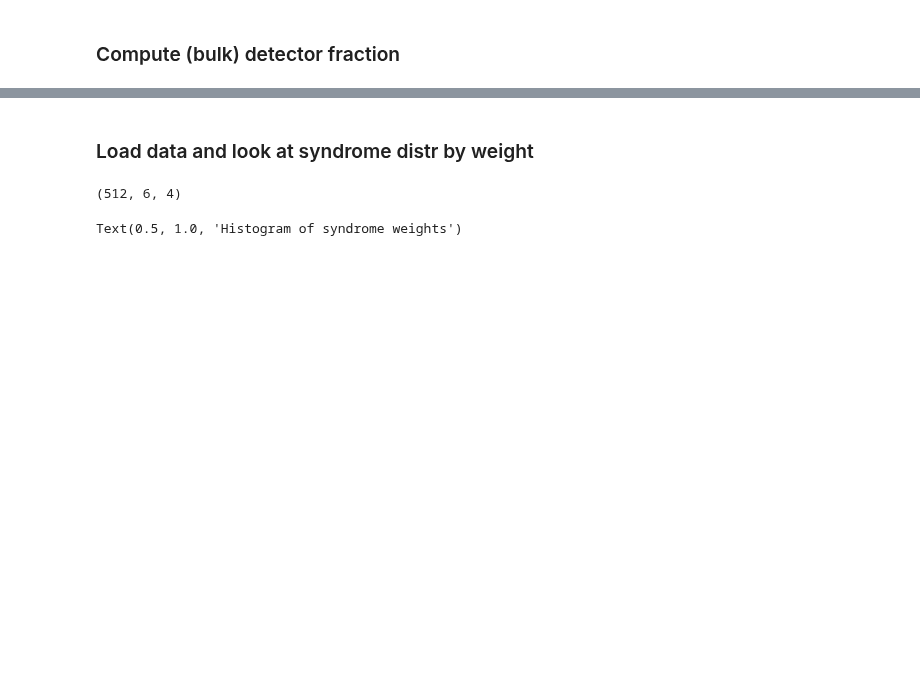
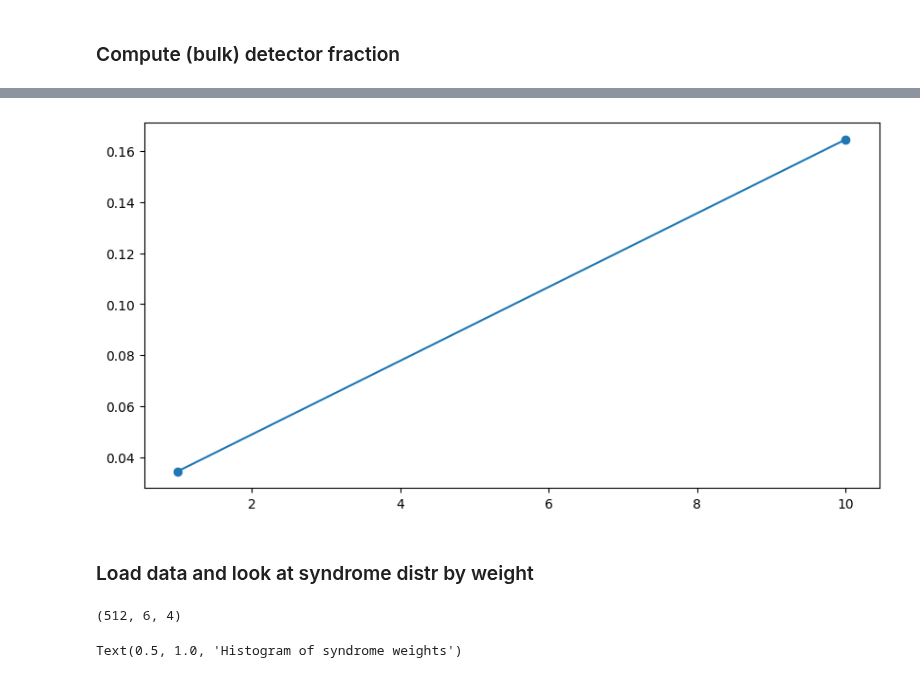
Before and after one commit to peterse/mldec, a Jupyter notebook: src/mldec/hardware/analyze_data_v2.ipynb, the cells around one changed output, grey strips where cells are left out. Cells and saved outputs as stored; diff of their text form; code cells hidden in the pictures; blank space fills up the shorter version.

Commit message:
staging repeats experiment

```diff
--- a/src/mldec/hardware/analyze_data_v2.ipynb
+++ b/src/mldec/hardware/analyze_data_v2.ipynb
@@ -82,3 +82,25 @@ plt.savefig("bulk_detection_fraction_by_n_T.png")
+# %%
+
+# all_n_T = [(5, 5), (6, 6), (7, 7), (8, 8)]
+all_n_T = [(3, 5)]
+results_by_n_T = []
+num_repeats_plus_one_arr = [1, 10]
+
+
+
+for (n, T) in all_n_T:
+    p_det_arr = []
+    for num_repeats_plus_one in num_repeats_plus_one_arr:
+        fname = make_exp_dataset_name(n, T, 1, delay_plus_one=num_repeats_plus_one)
+        X, y = load_data(fname)
+        p_det_arr.append(compute_bulk_detection_fraction(X, bulk_only=False))
+    results_by_n_T.append(p_det_arr)
+# %%
+fig, ax = plt.subplots(1, 1, figsize=(10, 5))
+for i, (n, T) in enumerate(all_n_T):
+    ax.plot(num_repeats_plus_one_arr, results_by_n_T[i], label=f"n={n}, T={T}", marker="o")
+# %% [output]
+[figure, added]
 # %%
 
 ANALYZE_DATA = 2
```
Also changed, not shown: parts of 2 cells of this notebook, 1 other file.
